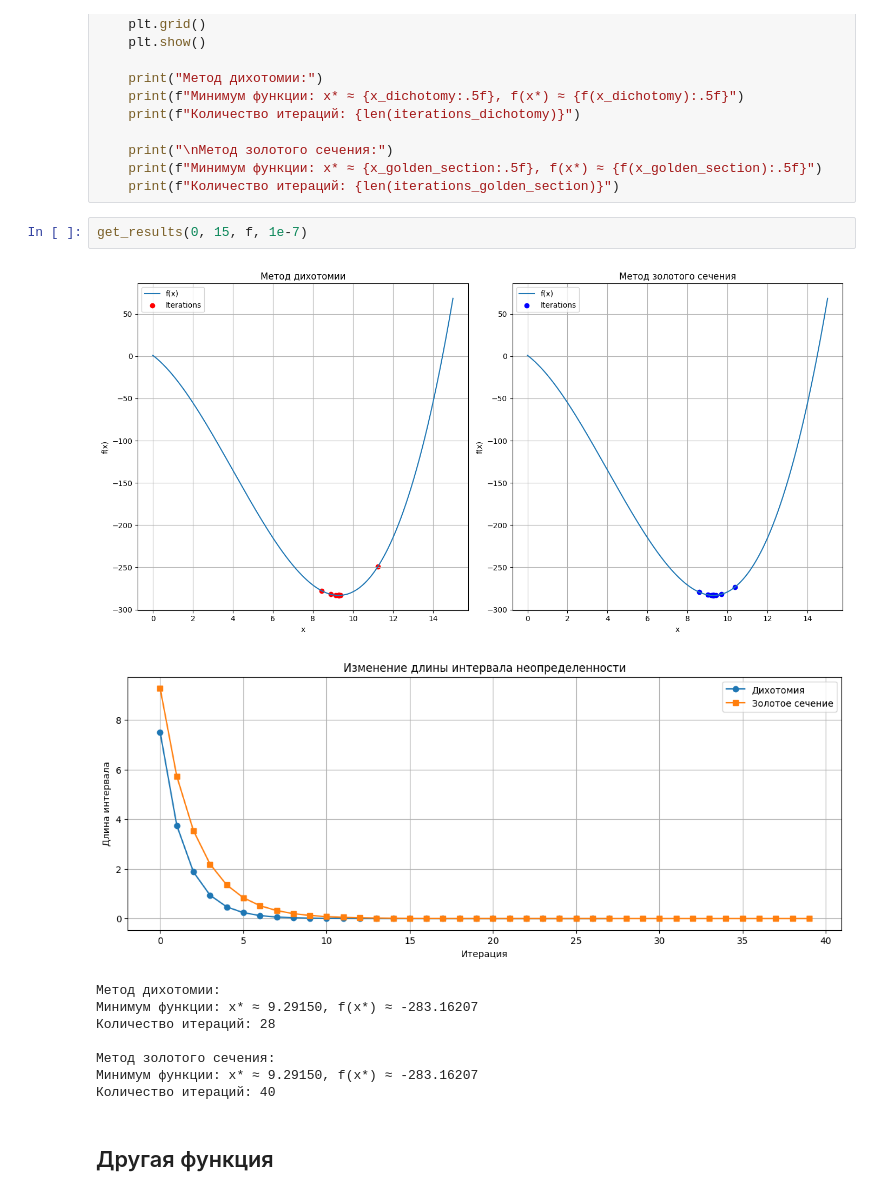
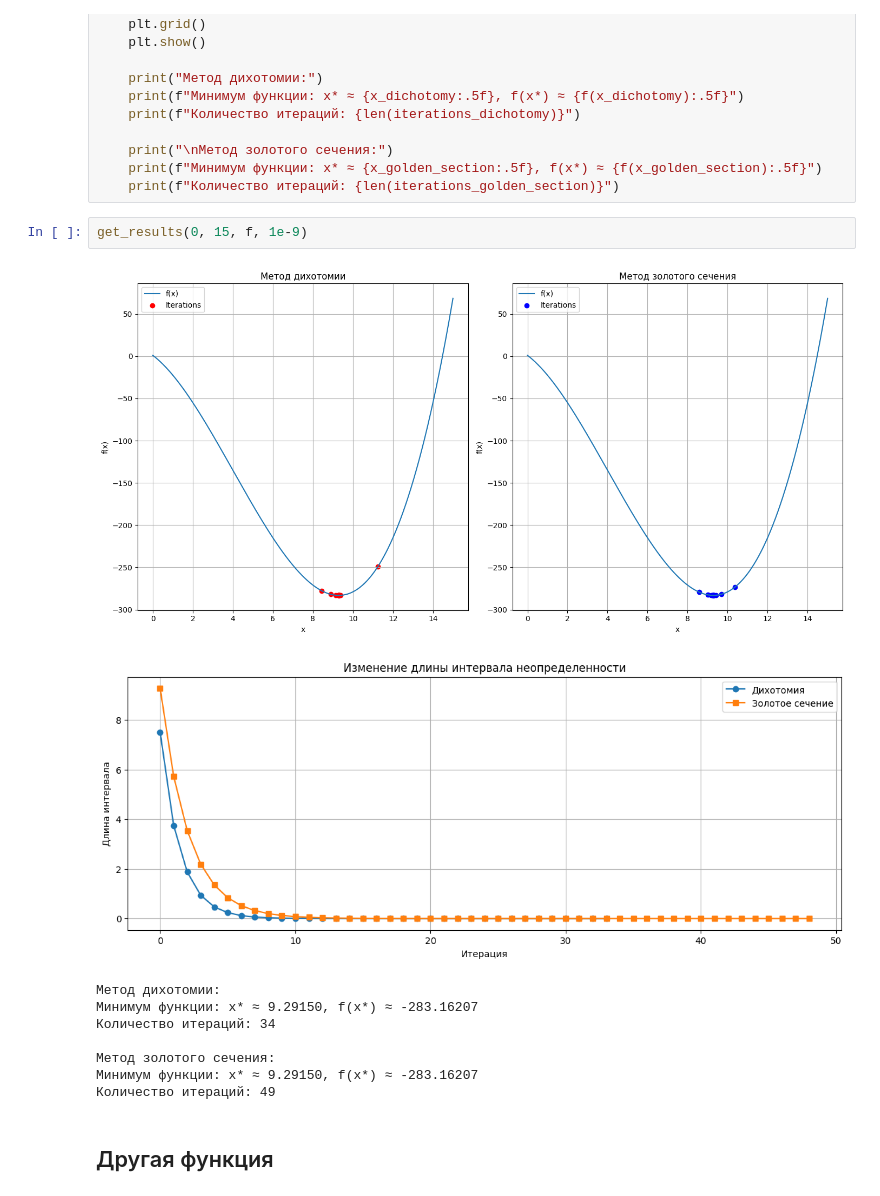
Before and after one commit to bobrnebobr/MatanLabTheBestBigHardWorkLetsDoIt, a Jupyter notebook: task1/sandbox.ipynb, the cells around one changed output. Cells and saved outputs as stored; diff of their text form.

```diff
--- a/task1/sandbox.ipynb
+++ b/task1/sandbox.ipynb
@@ -102,17 +102,17 @@ def get_results(a, b, f, epsilon):
     print(f"Минимум функции: x* ≈ {x_golden_section:.5f}, f(x*) ≈ {f(x_golden_section):.5f}")
     print(f"Количество итераций: {len(iterations_golden_section)}")
 # %%
-get_results(0, 15, f, 1e-7)
+get_results(0, 15, f, 1e-9)
 # %% [output]
 [figure]
-[figure, old version]
+[figure, new version]
 Метод дихотомии:
 Минимум функции: x* ≈ 9.29150, f(x*) ≈ -283.16207
-Количество итераций: 28
+Количество итераций: 34
 
 Метод золотого сечения:
 Минимум функции: x* ≈ 9.29150, f(x*) ≈ -283.16207
-Количество итераций: 40
+Количество итераций: 49
 # %% [markdown]
 ## Другая функция
 # %%
```
Also changed, not shown: parts of 2 cells of this notebook.
